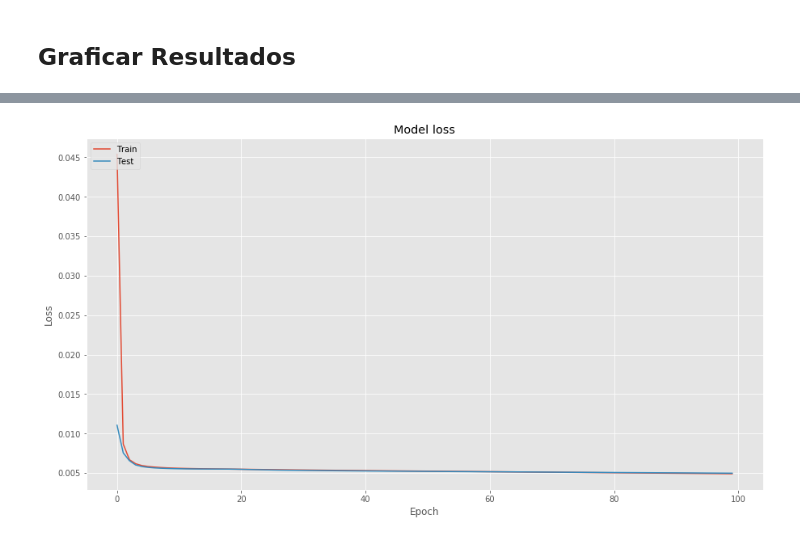
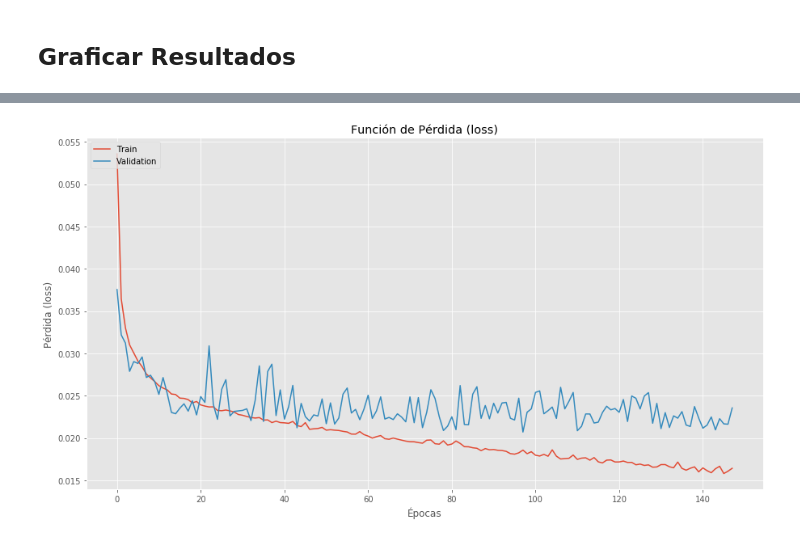
Before and after one commit to manumoya/TesisCivInfUSACH, a Jupyter notebook: 06.JupiterNote/reg_deepLSTM.ipynb, the cells around one changed output, grey strips where cells are left out. Drawn from its saved outputs; the diff is of its cells as text; code cells hidden in the pictures.

```diff
--- a/06.JupiterNote/reg_deepLSTM.ipynb
+++ b/06.JupiterNote/reg_deepLSTM.ipynb
@@ -153,24 +142,24 @@ csv_logger = keras.callbacks.CSVLogger('training.log', separator=',', append=Fal
 #from keras.constraints import max_norm
 # instantiate norm
 #norm = max_norm(3.0)
-keras.callbacks.Callback()
-early_stopping_monitor = EarlyStopping(patience=10)
+#keras.callbacks.Callback()
+
+es = EarlyStopping(monitor='val_loss', mode='min', verbose=1, patience=50)
+mch = ModelCheckpoint('best_model_lstm.h5', monitor='val_mean_squared_error', mode='min', verbose=1, save_best_only=True)
+
 
 #, kernel_constraint=max_norm(3), bias_constraint=max_norm(3))
 model = Sequential()
-model.add(LSTM(44, return_sequences = True,input_shape=(x_train.shape[1], x_train.shape[2])))
-model.add(LSTM(44, return_sequences = True, activation='relu' ))
-model.add(LSTM(44, return_sequences = True, activation='relu' ))
-model.add(LSTM(44, return_sequences = True, activation='relu' ))
-model.add(LSTM(44, return_sequences = True, activation='relu' ))
-model.add(LSTM(44, return_sequences = True, activation='relu' ))
-model.add(LSTM(44, return_sequences = True, activation='relu' ))
-model.add(LSTM(44, return_sequences = True, activation='relu' ))
-model.add(LSTM(44, return_sequences = True, activation='relu' ))
-model.add(LSTM(44, return_sequences = True, activation='relu' ))
-model.add(LSTM(44, return_sequences = True, activation='relu' ))
-model.add(LSTM(44, return_sequences = True, activation='relu' ))
-model.add(LSTM(44, return_sequences = False, activation='relu'))
+model.add(LSTM(45, return_sequences = True,input_shape=(x_train.shape[1], x_train.shape[2])))
+
+
+model.add(LSTM(270, return_sequences = True, activation='relu'))
+model.add(LSTM(270, return_sequences = True, activation='relu'))
+model.add(LSTM(270, return_sequences = True, activation='relu'))
+model.add(LSTM(270, return_sequences = True, activation='relu'))
+model.add(LSTM(270, return_sequences = True, activation='relu'))
+model.add(LSTM(270, return_sequences = False, activation='relu'))
+
 model.add(Dense(1, activation="linear"))
 
 
@@ -182,7 +171,7 @@ model.compile(loss='mean_absolute_error',
 
 #metrics=['accuracy']
 
-hist=model.fit(x_train, y_train, epochs=200, batch_size=44, verbose=2, shuffle=False, validation_data=(x_test, y_test),callbacks=[early_stopping_monitor])
+hist=model.fit(x_train, y_train, epochs=1000, batch_size=45, verbose=2, shuffle=False, validation_data=(x_test, y_test),callbacks=[es, mch])
 #validation_data=(x_test, y_test),
 
 # evaluamos el modelo
@@ -271,23 +278,23 @@ dict_keys(['val_loss', 'val_mean_absolute_error', 'loss', 'mean_absolute_error']
 # %%
 # Plot training & validation accuracy values
 #plt.plot(hist.history['binary_accuracy'])
 ##plt.plot(hist.history['val_binary_accuracy'])
 #plt.title('Model accuracy')
 #plt.ylabel('Accuracy')
 #plt.xlabel('Epoch')
 #plt.legend(['Train', 'Test'], loc='upper left')
 #plt.show()
 
 # Plot training & validation loss values
 plt.plot(hist.history['loss'])
 plt.plot(hist.history['val_loss'])
-plt.title('Model loss')
-plt.ylabel('Loss')
-plt.xlabel('Epoch')
-plt.legend(['Train', 'Test'], loc='upper left')
+plt.title('Función de Pérdida (loss)')
+plt.ylabel('Pérdida (loss)')
+plt.xlabel('Épocas')
+plt.legend(['Train', 'Validation'], loc='upper left')
 plt.show()
 # %% [output]
-[figure, old version]
+[figure, new version]
 # %%
 ## Vamos a comprobar:
 # Quiero predecir cuántos "wp1" voy a obtener por 13 ws (wind speed mph),
```
Also changed, not shown: parts of 23 cells of this notebook, 15 other files.
